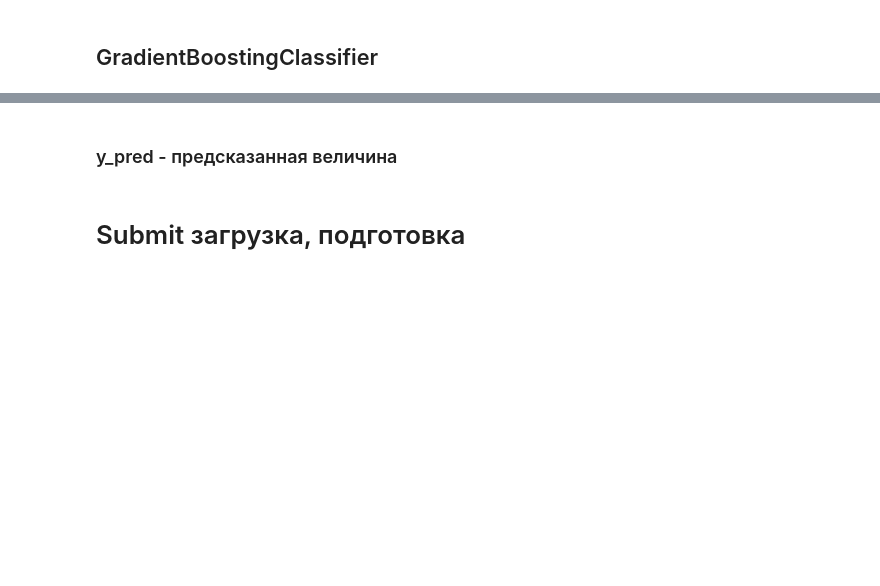
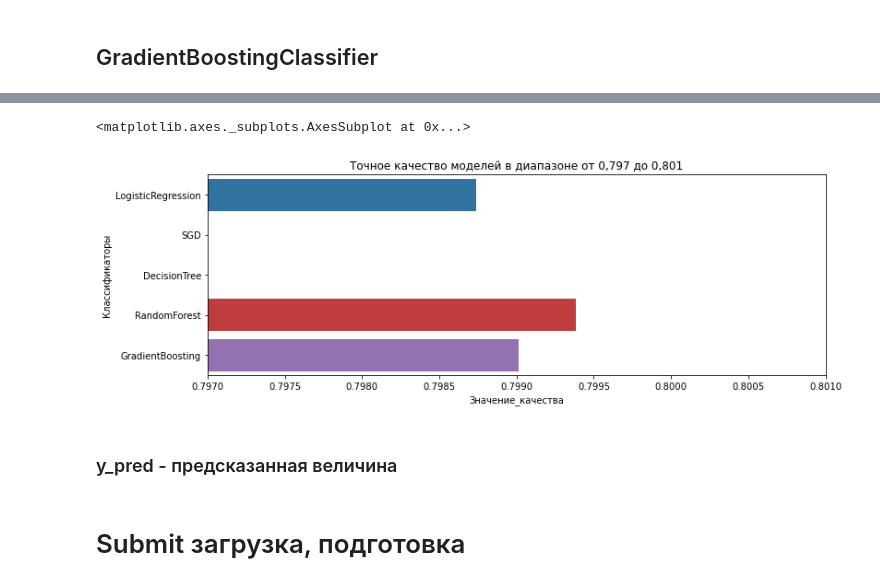
Before and after one commit to Alex478/scoring_kredits, a Jupyter notebook: scoring-kredits.ipynb, the cells around one changed output, grey strips where cells are left out. Cells and saved outputs as stored; diff of their text form; code cells hidden in the pictures; blank space fills up the shorter version.

```diff
--- a/scoring-kredits.ipynb
+++ b/scoring-kredits.ipynb
@@ -1047,6 +992,12 @@ clf_rand_forest.get_params()
 # %%
+# 1 вариант - без настроек
+clf_rand_forest = RandomForestClassifier(random_state= 42)
+clf_rand_forest.get_params()
 clf_rand_forest.fit(X_train,y_train)
 clf_rand_forest.predict(X_test)
-clf_rand_forest.score(X_test, y_test) # 0.7993840739111306
+score = clf_rand_forest.score(X_test, y_test)
+print(score) #
+M_score.append(score)
+M_classif.append('RandomForest')
 # %% [output]
 0.7993840739111306
@@ -1086,3 +1124,12 @@ sns.barplot(x= 'value', y = 'classificator', data= M)
+# %%
+# посмотреть точнее где значение больше
+plt.figure(figsize=(12,4))
+plt.xlim(0.797,0.801)
+plt.title('Точное качество моделей в диапазоне от 0,797 до 0,801')
+sns.barplot(x= 'Значение_качества', y = 'Классификаторы', data= M)
+# %% [output]
+<matplotlib.axes._subplots.AxesSubplot at 0x...>
+[figure, added]
 # %% [markdown]
 ### y_pred - предсказанная величина
 # %%
```
Also changed, not shown: parts of 26 cells of this notebook.
